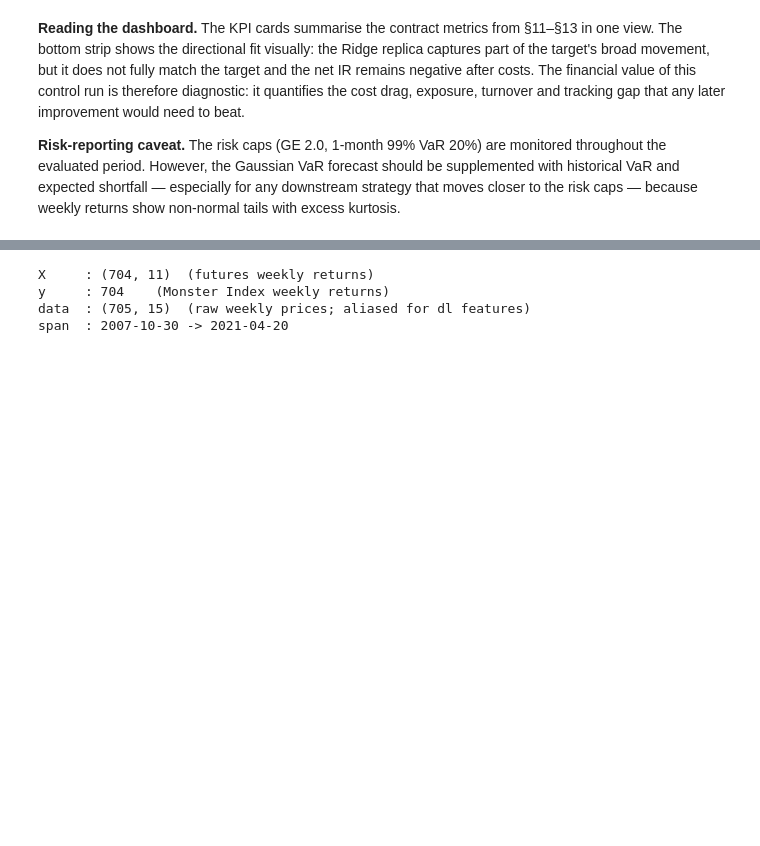
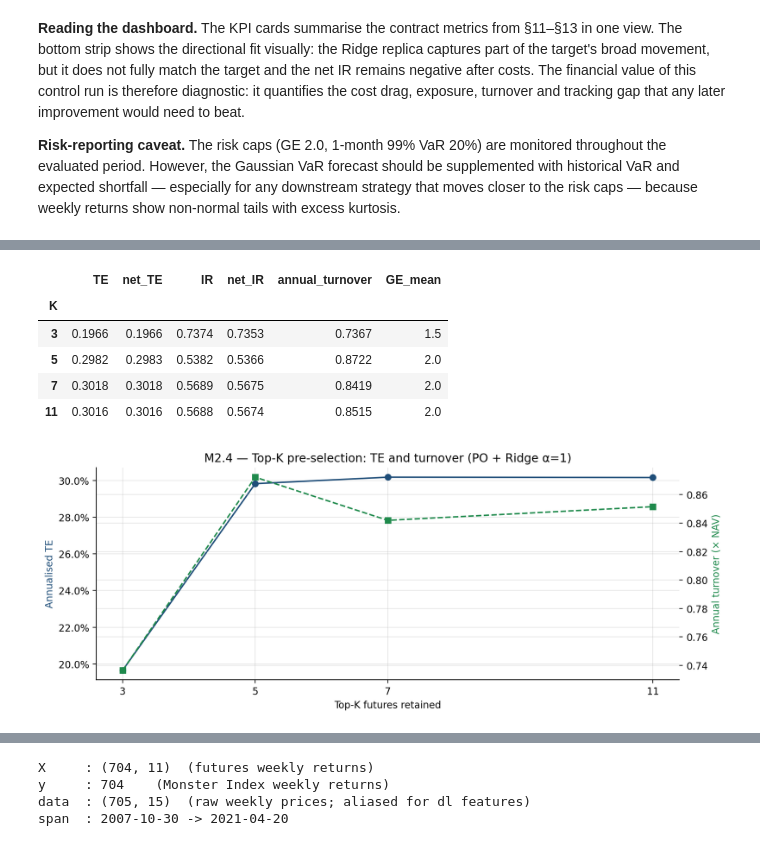
Before and after one commit to Peng-Rao/Fintech, a Jupyter notebook: BC3/main.ipynb, the cells around one changed output, grey strips where cells are left out. Drawn from its saved outputs; the diff is of its cells as text; code cells hidden in the pictures; blank space fills up the shorter version.

```diff
--- a/BC3/main.ipynb
+++ b/BC3/main.ipynb
@@ -1293,0 +1514,42 @@ The Ridge control model tracks the broad direction of the target, but the net in
+# %%
+topk_results: dict[int, ReplicaResult] = {}
+for k in (3, 5, 7, 11):
+    cfg = POConfig(top_k=k if k < 11 else None)
+    topk_results[k] = run_predict_then_optimize_backtest(
+        X, y, lambda: Ridge(alpha=1.0, fit_intercept=False),
+        config=BASELINE_CFG, po_config=cfg, name=f"PO+Ridge top-{k}",
+    )
+
+topk_rows = []
+for k, r in topk_results.items():
+    topk_rows.append({
+        "K": k,
+        "TE": r.metrics["TE"],
+        "net_TE": r.metrics["net_TE"],
+        "IR": r.metrics["IR"],
+        "net_IR": r.metrics["net_IR"],
+        "annual_turnover": r.metrics["annual_turnover"],
+        "GE_mean": r.metrics["GE"],
+    })
+topk_df = pd.DataFrame(topk_rows).set_index("K")
+display(topk_df.round(4))
+
+fig, ax1 = plt.subplots(figsize=(10, 4.0))
+ax2 = ax1.twinx()
+ax1.plot(topk_df.index, topk_df["TE"], "o-", color="#1F4E79", label="annualised TE")
+ax2.plot(topk_df.index, topk_df["annual_turnover"], "s--", color="#1F8A4C", label="annual turnover")
+ax1.set_xlabel("Top-K futures retained")
+ax1.set_ylabel("Annualised TE", color="#1F4E79")
+ax2.set_ylabel("Annual turnover (× NAV)", color="#1F8A4C")
+ax1.yaxis.set_major_formatter(PercentFormatter(xmax=1.0))
+ax1.set_xticks(topk_df.index)
+ax1.set_title("M2.4 — Top-K pre-selection: TE and turnover (PO + Ridge α=1)")
+ax1.grid(True, alpha=0.3); fig.tight_layout(); plt.show()
+# %% [output]
+|  | TE | net_TE | IR | net_IR | annual_turnover | GE_mean |
+| K |  |  |  |  |  |  |
+| 3 | 0.1966 | 0.1966 | 0.7374 | 0.7353 | 0.7367 | 1.5 |
+| 5 | 0.2982 | 0.2983 | 0.5382 | 0.5366 | 0.8722 | 2.0 |
+| 7 | 0.3018 | 0.3018 | 0.5689 | 0.5675 | 0.8419 | 2.0 |
+| 11 | 0.3016 | 0.3016 | 0.5688 | 0.5674 | 0.8515 | 2.0 |
+[figure, added]
```
Also changed, not shown: parts of 59 cells of this notebook, 5 other files.
